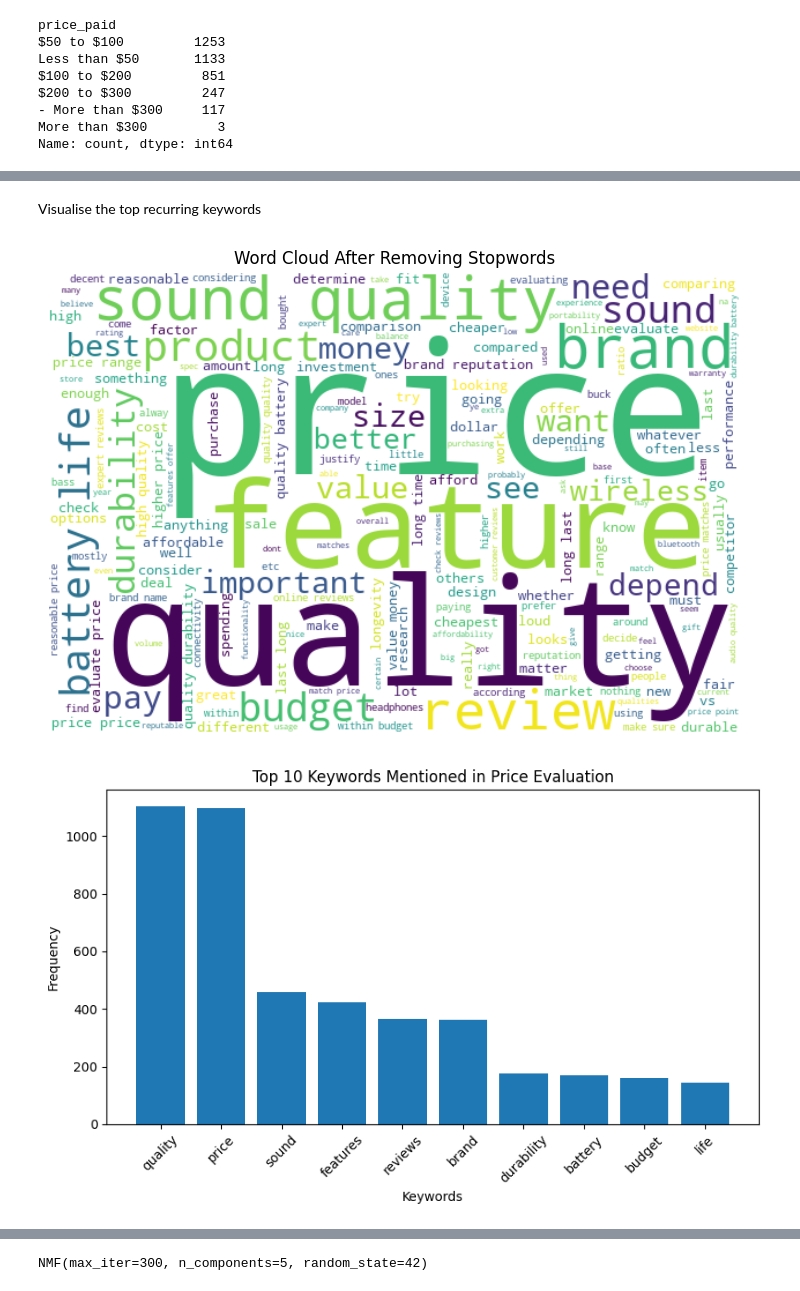
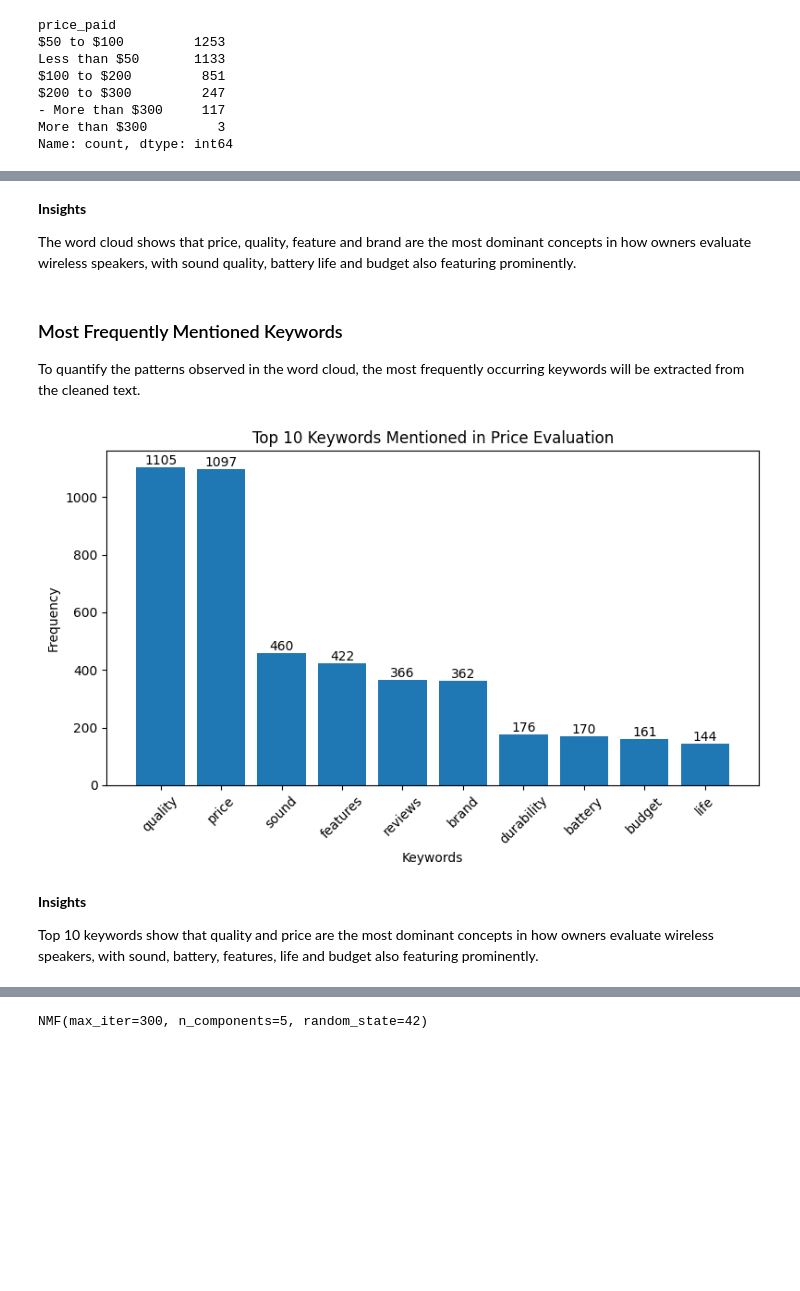
Before and after one commit to uwn-online/Customer-insight-analysis, a Jupyter notebook: notebooks/customer_insight_analysis.ipynb, the cells around one changed output, grey strips where cells are left out. Cells and saved outputs as stored; diff of their text form; code cells hidden in the pictures; blank space fills up the shorter version.

Commit message:
Add insights and findings

```diff
--- a/notebooks/customer_insight_analysis.ipynb
+++ b/notebooks/customer_insight_analysis.ipynb
@@ -651,33 +612,37 @@ df_users[["price_evaluation", "clean_tokens"]].head(10)
-# %% [markdown]
-Visualise the top recurring keywords
-# %%
-text_cloud = ' '.join([' '.join(tokens) for tokens in df_users["clean_tokens"]])
-
-wordcloud = WordCloud(width=600, height=400, background_color='white').generate(text_cloud)
-
-plt.figure(figsize=(10, 6))
-plt.imshow(wordcloud, interpolation='bilinear')
-plt.axis('off')
-plt.title('Word Cloud After Removing Stopwords')
-plt.show()
-# %% [output]
-[figure, removed]
+# %% [markdown]
+**Insights**
+
+The word cloud shows that price, quality, feature and brand are the most dominant concepts in how owners evaluate wireless speakers, with sound quality, battery life and budget also featuring prominently.
+# %% [markdown]
+### Most Frequently Mentioned Keywords
+
+To quantify the patterns observed in the word cloud, the most frequently occurring keywords will be extracted from the cleaned text.
 # %%
 all_words = [word for doc in
 df_users['clean_tokens'] for word in doc]
 word_counts = Counter(all_words).most_common(10)
 
 words, counts = zip(*word_counts)
 
 plt.figure(figsize=(8,5))
 bars = plt.bar(words, counts)
 
 plt.ylabel("Frequency")
 plt.xlabel("Keywords")
 plt.title("Top 10 Keywords Mentioned in Price Evaluation")
 plt.xticks(rotation=45)
+
+# Add data labels on top of bars
+for bar in bars:
+    height = bar.get_height()
+    plt.text(bar.get_x() + bar.get_width()/2, height,
+             f'{height}', ha='center', va='bottom')
 plt.tight_layout()
 plt.show()
 # %% [output]
-[figure, old version]
+[figure, new version]
+# %% [markdown]
+**Insights**
+
+ Top 10 keywords show that quality and price are the most dominant concepts in how owners evaluate wireless speakers, with sound, battery, features, life and budget also featuring prominently.
 # %% [markdown]
```
Also changed, not shown: parts of 53 cells of this notebook.
